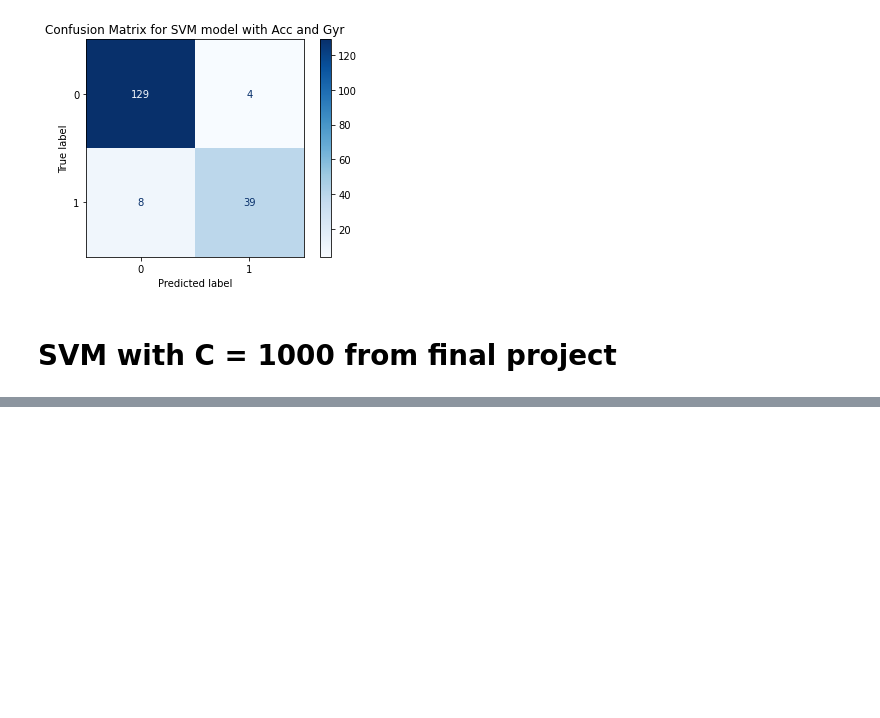
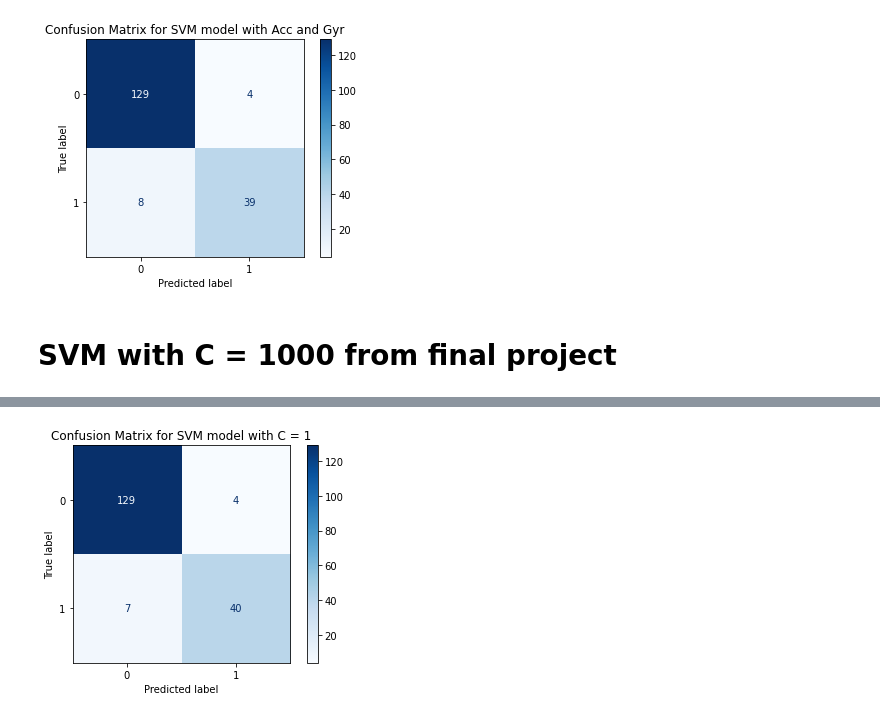
Before and after one commit to teddsords/Fall-Detection-and-Notification-System, a Jupyter notebook: SVM & K-NN.ipynb, the cells around one changed output, grey strips where cells are left out. Drawn from its saved outputs; the diff is of its cells as text; code cells hidden in the pictures; blank space fills up the shorter version.

```diff
--- a/SVM & K-NN.ipynb
+++ b/SVM & K-NN.ipynb
@@ -192,0 +200,8 @@ plt.show()
+# %%
+con_mat = confusion_matrix(y_true=y_test, y_pred=predicted2)
+disp = ConfusionMatrixDisplay(confusion_matrix=con_mat)
+disp.plot(cmap='Blues')
+plt.title('Confusion Matrix for SVM model with C = 1')
+plt.show()
+# %% [output]
+[figure, added]
```
Also changed, not shown: parts of 3 cells of this notebook.
